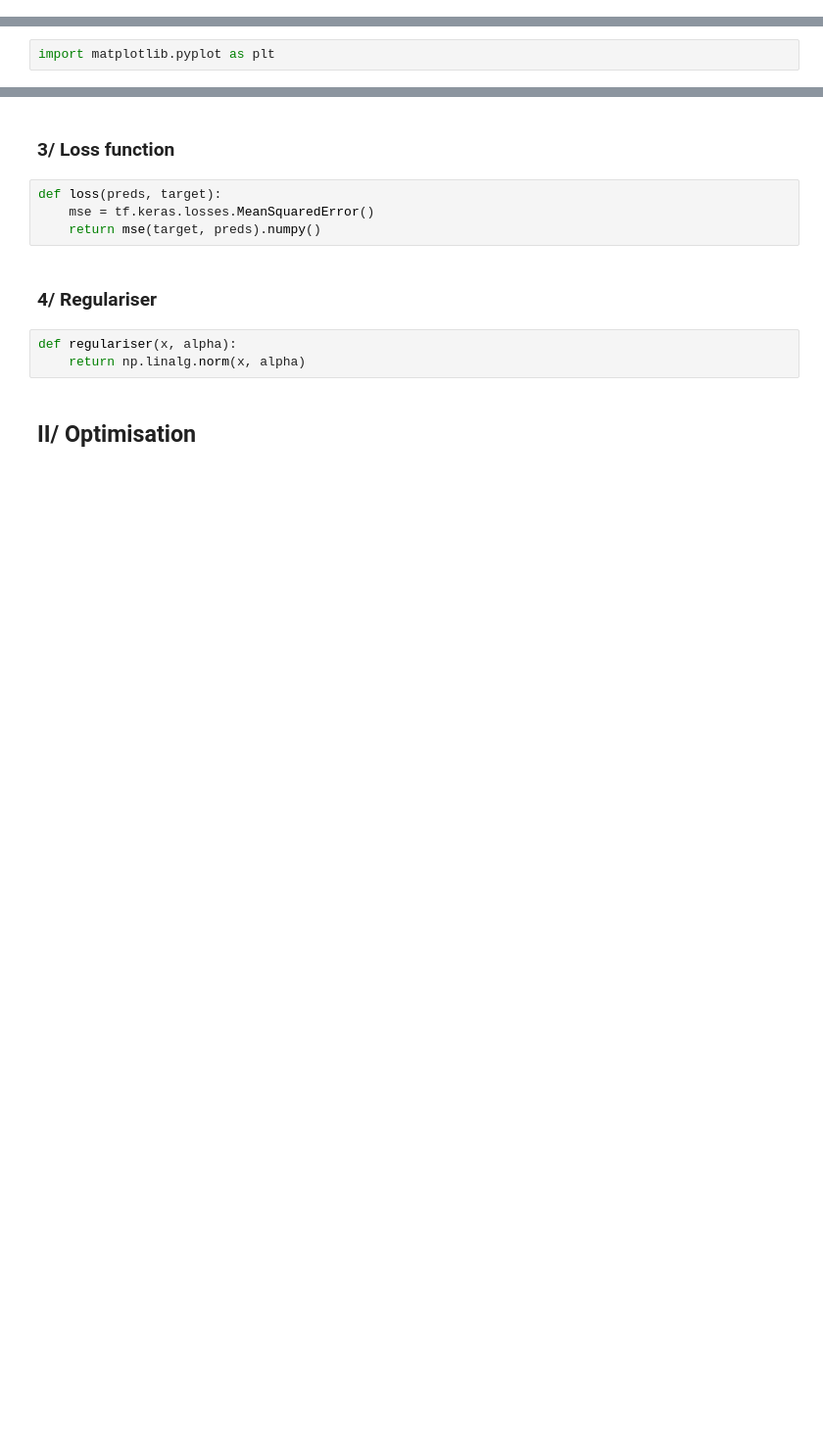
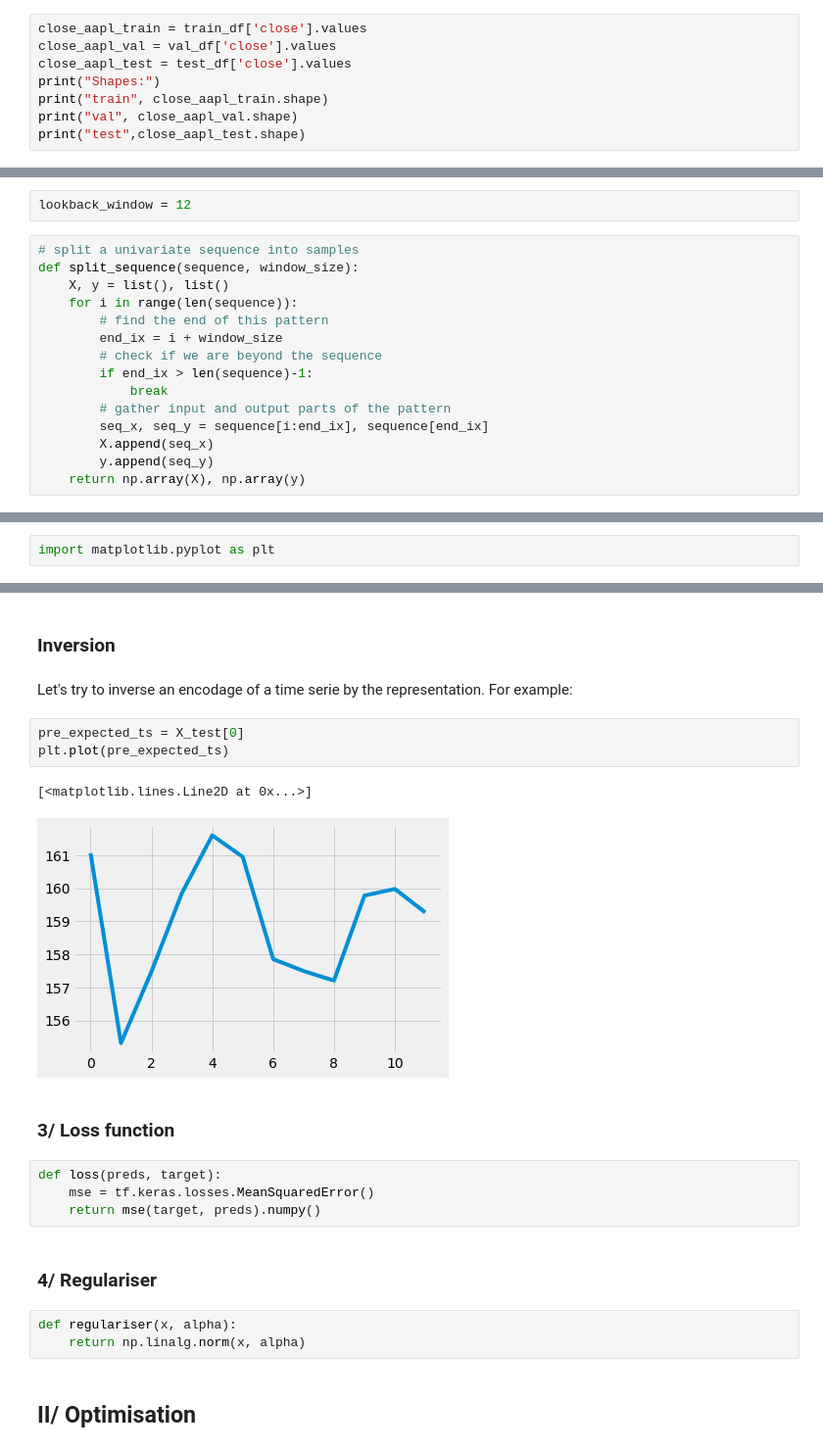
Before and after one commit to Lenflammeur/UCL-MSc_Project, a Jupyter notebook: Reconstruction_optimization.ipynb, the cells around one changed output, grey strips where cells are left out. Shown at 98% size. Cells and saved outputs as stored; diff of their text form; blank space fills up the shorter version.

```diff
--- a/Reconstruction_optimization.ipynb
+++ b/Reconstruction_optimization.ipynb
@@ -45,0 +51,8 @@ X_test, y_test = np.array(close_aapl[:ts_size-64]), np.array(close_aapl[ts_size-
+# %%
+close_aapl_train = train_df['close'].values
+close_aapl_val = val_df['close'].values
+close_aapl_test = test_df['close'].values
+print("Shapes:")
+print("train", close_aapl_train.shape)
+print("val", close_aapl_val.shape)
+print("test",close_aapl_test.shape)
@@ -49,0 +69,17 @@ import tensorflow as tf
+# %%
+lookback_window = 12
+# %%
+# split a univariate sequence into samples
+def split_sequence(sequence, window_size):
+	X, y = list(), list()
+	for i in range(len(sequence)):
+		# find the end of this pattern
+		end_ix = i + window_size
+		# check if we are beyond the sequence
+		if end_ix > len(sequence)-1:
+			break
+		# gather input and output parts of the pattern
+		seq_x, seq_y = sequence[i:end_ix], sequence[end_ix]
+		X.append(seq_x)
+		y.append(seq_y)
+	return np.array(X), np.array(y)
@@ -135,3 +199,13 @@ plt.show()
+# %% [markdown]
+### Inversion
+# %% [markdown]
+Let's try to inverse an encodage of a time serie by the representation. For example:
+# %%
+pre_expected_ts = X_test[0]
+plt.plot(pre_expected_ts)
+# %% [output]
+[<matplotlib.lines.Line2D at 0x...>]
+[figure, added]
 # %% [markdown]
 ### 3/ Loss function
 # %%
```
Also changed, not shown: parts of 17 cells of this notebook, 3 other files.
